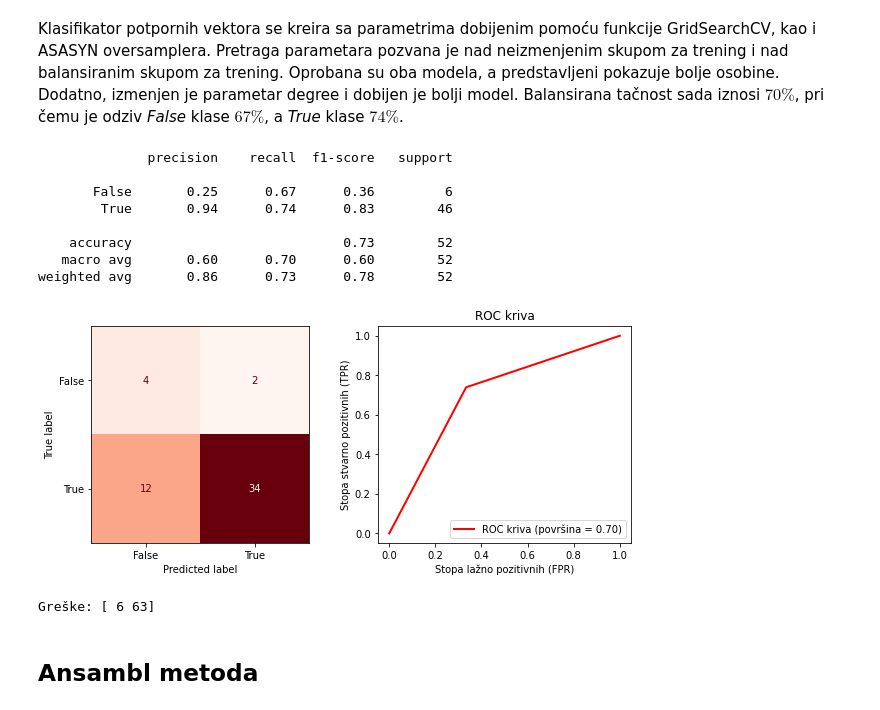
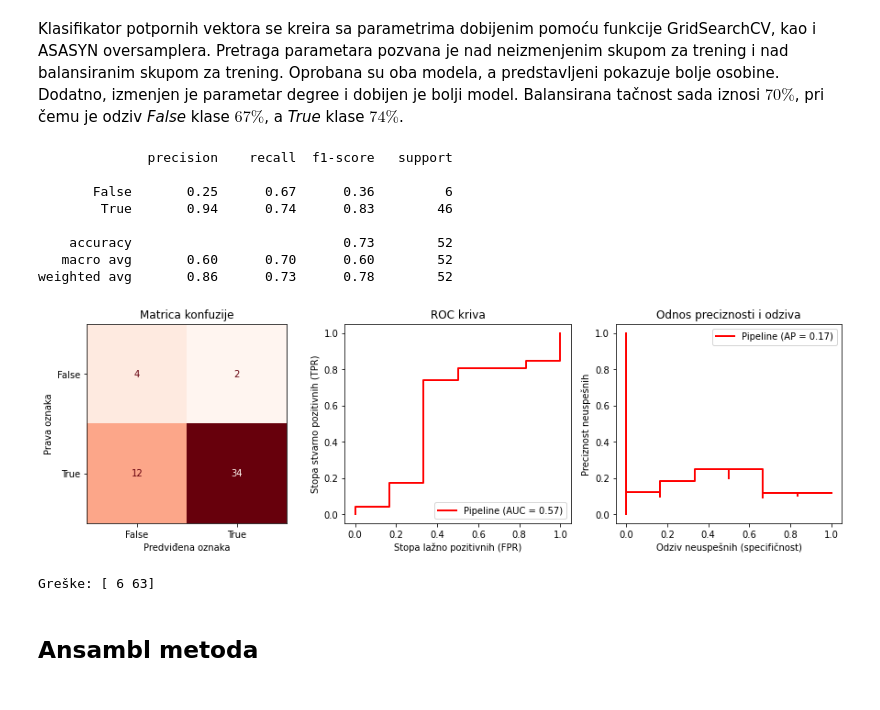
Before and after one commit to matfija/Elektrokonverzija, a Jupyter notebook: elektroklasifikacija.ipynb, the cells around one changed output. Cells and saved outputs as stored; diff of their text form; code cells hidden in the pictures.

```diff
--- a/elektroklasifikacija.ipynb
+++ b/elektroklasifikacija.ipynb
@@ -95,3 +61,45 @@ def kvalitet_modela(clf, X_test, y_test):
+# %%
+import numpy as np
+import matplotlib.pyplot as plt
+from sklearn.metrics import plot_roc_curve, plot_precision_recall_curve,\
+                            classification_report, plot_confusion_matrix
+
+_, XXX, _, _ = train_test_split(X, y)
+
+def kvalitet_modela(clf, X_test, y_test):
+    y_pred = clf.predict(X_test)
+
+    print(classification_report(y_test, y_pred))
+
+    fig, (ax1, ax2, ax3) = plt.subplots(1, 3, figsize=(15, 4))
+
+    plot_confusion_matrix(clf, X_test, y_test, ax=ax1,
+                          colorbar=False, cmap='Reds')
+    ax1.set_xlabel('Predviđena oznaka')
+    ax1.set_ylabel('Prava oznaka')
+    ax1.set_title('Matrica konfuzije')
+
+    plot_roc_curve(clf, X_test, y_test,
+                   color='red', lw=2, ax=ax2)
+    ax2.set_xlabel('Stopa lažno pozitivnih (FPR)')
+    ax2.set_ylabel('Stopa stvarno pozitivnih (TPR)')
+    ax2.set_title('ROC kriva')
+    ax2.legend(loc='lower right')
+
+    plot_precision_recall_curve(clf, X_test, y_test,
+                                pos_label=False, lw=2,
+                                color='red', ax=ax3)
+    ax3.set_xlabel('Odziv neuspešnih (specifičnost)')
+    ax3.set_ylabel('Preciznost neuspešnih')
+    ax3.set_title('Odnos preciznosti i odziva')
+    ax3.legend(loc='upper right')
+
+    plt.show()
+
+    try:
+        print('Greške:', XXX.iloc[np.where((y_pred != y_test) & ~y_test)].index.to_numpy())
+    except:
+        pass
 # %% [markdown]
 ## Stablo odlučivanja
 # %% [markdown]
@@ -457,29 +465,30 @@ Balansirana tačnost sada iznosi $70\%$, pri čemu je odziv *False* klase $67\%$
 # %%
 from sklearn.svm import SVC
 
 # GridSearchCV nad neizmenjenim trening skupom: {'C': 0.1, 'coef0': 0.5, 'degree': 1, 'gamma': 'scale', 'kernel': 'poly'}
 # GridSearchCV nad balansiranim trening skupom: {'C': 1.0, 'coef0': 0.3, 'degree': 2, 'gamma': 'scale', 'kernel': 'poly'}
 
 svc = SVC(kernel='poly',
           C = 0.1,
           coef0 = 0.5,
           degree= 3,
           gamma='scale',
-          class_weight='balanced')
+          class_weight='balanced',
+          probability=True)
 svc = Pipeline([('std', StandardScaler()), ('svc', svc)])
 
 svc = svc.fit(X_train_ada, y_train_ada)
 kvalitet_modela(svc, X_test, y_test)
 # %% [output]
               precision    recall  f1-score   support
 
        False       0.25      0.67      0.36         6
         True       0.94      0.74      0.83        46
 
     accuracy                           0.73        52
    macro avg       0.60      0.70      0.60        52
 weighted avg       0.86      0.73      0.78        52
-[figure, old version]
+[figure, new version]
 Greške: [ 6 63]
 # %% [markdown]
 ## Ansambl metoda
```
Also changed, not shown: parts of 11 cells of this notebook.
